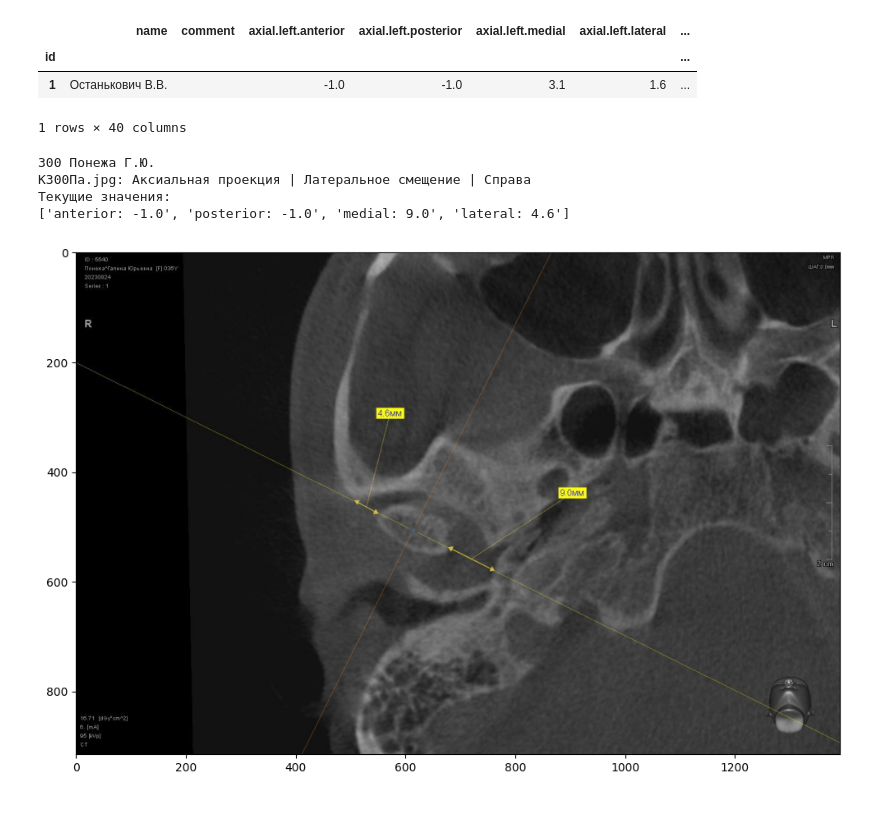
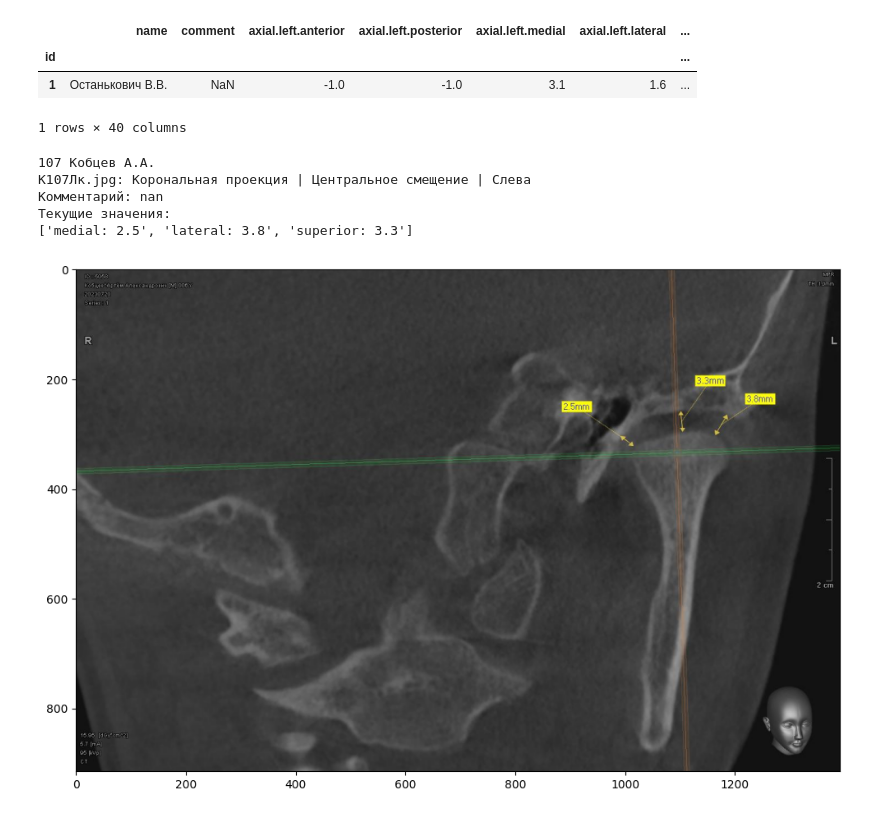
Before and after one commit to 19man72/Pathologies_ArtDental_g, a Jupyter notebook: Utkin Dmitry/fill_in_df.ipynb, the cells around one changed output. Saved outputs shown, nothing was run; the diff lists cells and outputs as text; code cells hidden in the pictures.

```diff
--- a/Utkin Dmitry/fill_in_df.ipynb
+++ b/Utkin Dmitry/fill_in_df.ipynb
@@ -7,7 +7,7 @@ from IPython.display import clear_output
 
 %matplotlib inline
 # %%
-DF_PATH = "/Users/dutking/LOCAL/Pathologies_ArtDental_g/Utkin Dmitry/DF.csv"
+DF_PATH = "/Users/dutking/LOCAL/Pathologies_ArtDental_g/Utkin Dmitry/DF_2nd_run.csv"
 
 DATA_DIR = "/Users/dutking/Yandex.Disk-dutking.localized/ИИ"
 
@@ -30,7 +30,7 @@ df.head(1)
 # %% [output]
 |  | name | comment | axial.left.anterior | axial.left.posterior | axial.left.medial | axial.left.lateral | ... |
 | id |  |  |  |  |  |  | ... |
-| 1 | Останькович В.В. |  | -1.0 | -1.0 | 3.1 | 1.6 | ... |
+| 1 | Останькович В.В. | NaN | -1.0 | -1.0 | 3.1 | 1.6 | ... |
 1 rows × 40 columns
 # %%
 def get_issue(path):
@@ -111,44 +111,66 @@ def set_data(df, user_id, projection_id, issue_id, side_id, input_data):
 
 
 def set_comment(df, user_id):
-    df.loc[user_id, "comment"] = input("Комментарий: ")
+    df.loc[user_id, "comment"] += input(" Комментарий: ")
+# %%
+bad_ids = [
+    107,
+    121,
+    145,
+    151,
+    162,
+    173,
+    175,
+    176,
+    183,
+    189,
+    199,
+    222,
+    244,
+    245,
+    246,
+    269,
+    278,
+]
 # %%
 for i in df.index:
-    if i > 198:
+    if i in bad_ids:
         user_id = i
         user_name = df.loc[i, "name"]
         img_id_1 = f"К{user_id}Л"
         img_id_2 = f"К{user_id}П"
         for root, dirs, files in img_data:
             for file in list(sorted(files)):
                 if file.startswith(img_id_1) or file.startswith(img_id_2):
                     projection_name, projection_id = get_projection(root)
                     issue_name, issue_id = get_issue(root)
                     side_name, side_id = get_side(file)
                     metrics = get_metrics(projection_id)
                     print(user_id, user_name)
                     print(
                         f"{file}: {projection_name} проекция | {issue_name} смещение | {side_name}"
                     )
+                    print(f"Комментарий: {df.loc[user_id, 'comment']}")
                     print("Текущие значения:")
                     current_metrics = df.loc[
                         user_id,
                         [f"{projection_id}.{side_id}.{metric}" for metric in metrics],
                     ]
                     print([f"{k}: {v}" for (k, v) in zip(metrics, current_metrics)])
                     image = mpimg.imread(os.path.join(root, file))
                     fig = plt.figure(figsize=(12, 12))
                     plt.imshow(image)
                     plt.show()
                     data = input_metrics(projection_id)
                     if data is not None:
                         set_data(df, user_id, projection_id, issue_id, side_id, data)
                     set_comment(df, user_id)
-                    df.to_csv("DF_2nd_run.csv")
+                    df.to_csv("DF_semifinal.csv")
                     clear_output(wait=True)
 # %% [output]
-300 Понежа Г.Ю.
-К300Па.jpg: Аксиальная проекция | Латеральное смещение | Справа
+107 Кобцев А.А.
+К107Лк.jpg: Корональная проекция | Центральное смещение | Слева
+Комментарий: nan
 Текущие значения:
-['anterior: -1.0', 'posterior: -1.0', 'medial: 9.0', 'lateral: 4.6']
+['medial: 2.5', 'lateral: 3.8', 'superior: 3.3']
-[figure, old version]
+[figure, new version]
```
Also changed, not shown: 1 other file.
